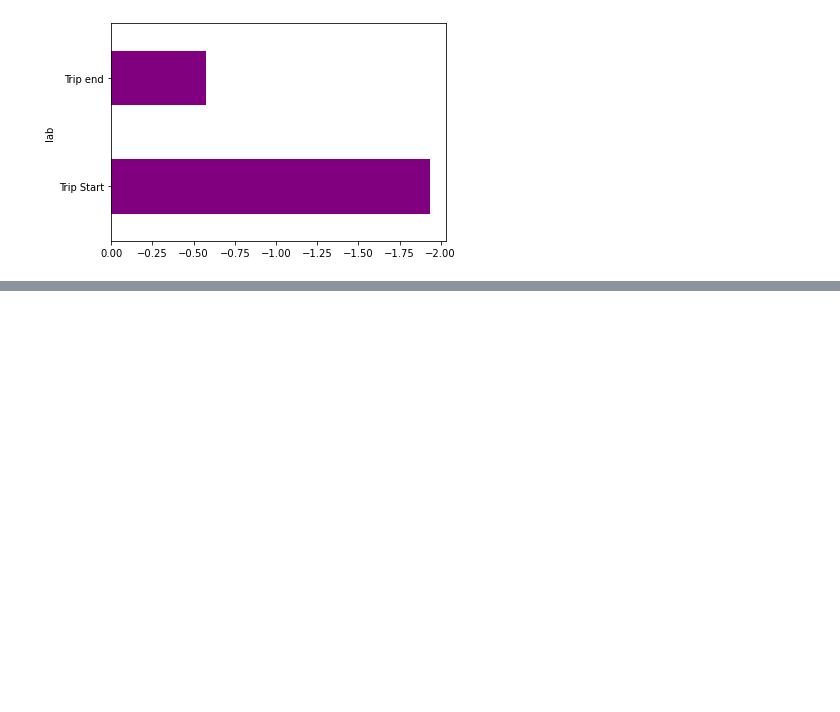
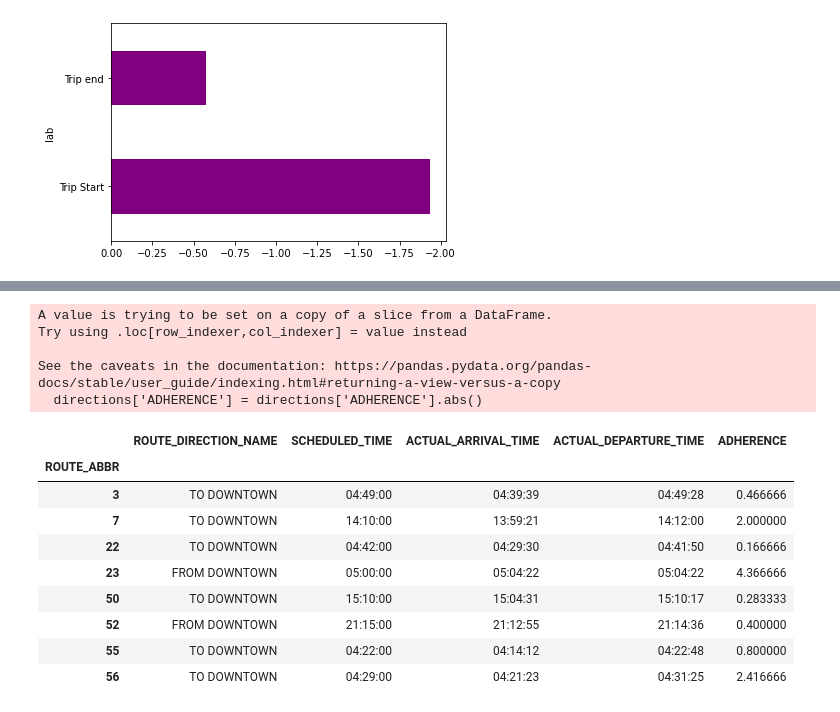
Before and after one commit to NSS-Data-Analytics-Cohort-7/wego-data-world-problems, a Jupyter notebook: notebook/Wego Analysis.ipynb, the cells around one changed output, grey strips where cells are left out. Drawn from its saved outputs; the diff is of its cells as text; code cells hidden in the pictures; blank space fills up the shorter version.

```diff
--- a/notebook/Wego Analysis.ipynb
+++ b/notebook/Wego Analysis.ipynb
@@ -292,0 +293,21 @@ display(directions)
+# %%
+directions['ADHERENCE'] = directions['ADHERENCE'].abs()
+# %% [output]
+A value is trying to be set on a copy of a slice from a DataFrame.
+Try using .loc[row_indexer,col_indexer] = value instead
+
+See the caveats in the documentation: https://pandas.pydata.org/pandas-docs/stable/user_guide/indexing.html#returning-a-view-versus-a-copy
+  directions['ADHERENCE'] = directions['ADHERENCE'].abs()
+# %%
+directions_grouped.first()
+# %% [output]
+|  | ROUTE_DIRECTION_NAME | SCHEDULED_TIME | ACTUAL_ARRIVAL_TIME | ACTUAL_DEPARTURE_TIME | ADHERENCE |
+| ROUTE_ABBR |  |  |  |  |  |
+| 3 | TO DOWNTOWN | 04:49:00 | 04:39:39 | 04:49:28 | 0.466666 |
+| 7 | TO DOWNTOWN | 14:10:00 | 13:59:21 | 14:12:00 | 2.000000 |
+| 22 | TO DOWNTOWN | 04:42:00 | 04:29:30 | 04:41:50 | 0.166666 |
+| 23 | FROM DOWNTOWN | 05:00:00 | 05:04:22 | 05:04:22 | 4.366666 |
+| 50 | TO DOWNTOWN | 15:10:00 | 15:04:31 | 15:10:17 | 0.283333 |
+| 52 | FROM DOWNTOWN | 21:15:00 | 21:12:55 | 21:14:36 | 0.400000 |
+| 55 | TO DOWNTOWN | 04:22:00 | 04:14:12 | 04:22:48 | 0.800000 |
+| 56 | TO DOWNTOWN | 04:29:00 | 04:21:23 | 04:31:25 | 2.416666 |
```
Also changed, not shown: parts of 5 cells of this notebook.
